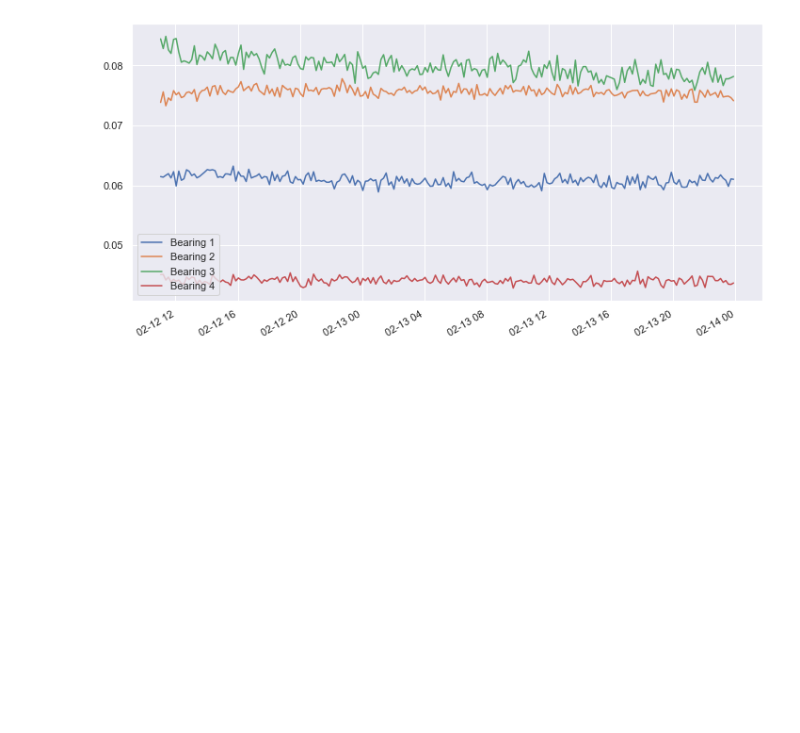
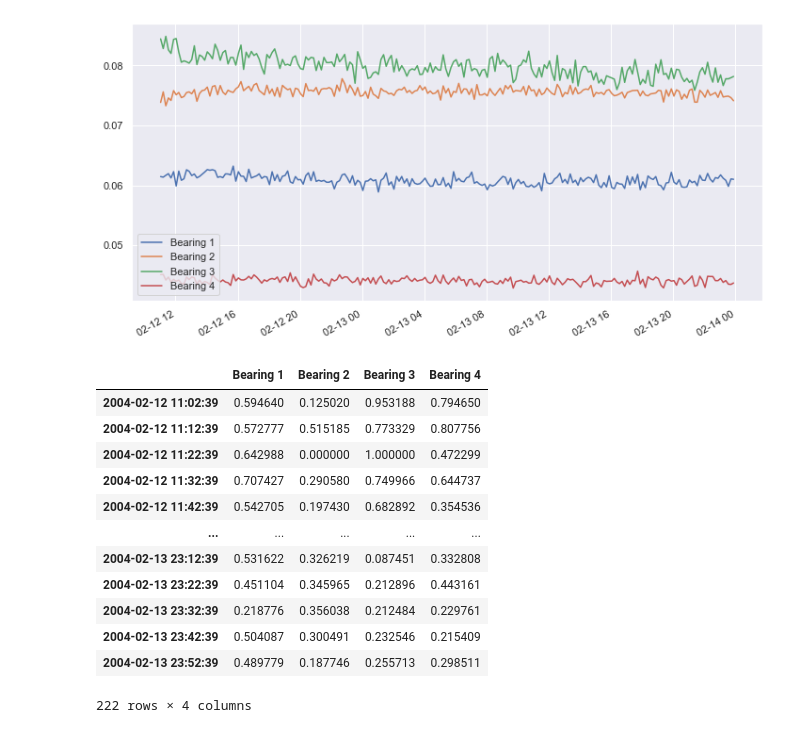
Before and after one commit to levflevine/Pred_Maintenance, a Jupyter notebook: Pred_Maint.ipynb, the cells around one changed output. Cells and saved outputs as stored; diff of their text form; code cells hidden in the pictures; blank space fills up the shorter version.

```diff
--- a/Pred_Maint.ipynb
+++ b/Pred_Maint.ipynb
@@ -67,3 +67,31 @@ dataset_train.plot(figsize = (12,6))
 # %% [output]
 <AxesSubplot:>
 [figure]
+# %%
+scaler = preprocessing.MinMaxScaler()
+
+X_train = pd.DataFrame(scaler.fit_transform(dataset_train),
+                              columns=dataset_train.columns,
+                              index=dataset_train.index)
+# Random shuffle training data
+X_train.sample(frac=1)
+
+X_test = pd.DataFrame(scaler.transform(dataset_test),
+                             columns=dataset_test.columns,
+                             index=dataset_test.index)
+# %%
+X_train
+# %% [output]
+|  | Bearing 1 | Bearing 2 | Bearing 3 | Bearing 4 |
+| 2004-02-12 11:02:39 | 0.594640 | 0.125020 | 0.953188 | 0.794650 |
+| 2004-02-12 11:12:39 | 0.572777 | 0.515185 | 0.773329 | 0.807756 |
+| 2004-02-12 11:22:39 | 0.642988 | 0.000000 | 1.000000 | 0.472299 |
+| 2004-02-12 11:32:39 | 0.707427 | 0.290580 | 0.749966 | 0.644737 |
+| 2004-02-12 11:42:39 | 0.542705 | 0.197430 | 0.682892 | 0.354536 |
+| ... | ... | ... | ... | ... |
+| 2004-02-13 23:12:39 | 0.531622 | 0.326219 | 0.087451 | 0.332808 |
+| 2004-02-13 23:22:39 | 0.451104 | 0.345965 | 0.212896 | 0.443161 |
+| 2004-02-13 23:32:39 | 0.218776 | 0.356038 | 0.212484 | 0.229761 |
+| 2004-02-13 23:42:39 | 0.504087 | 0.300491 | 0.232546 | 0.215409 |
+| 2004-02-13 23:52:39 | 0.489779 | 0.187746 | 0.255713 | 0.298511 |
+222 rows × 4 columns
```
Also changed, not shown: parts of 8 cells of this notebook.
